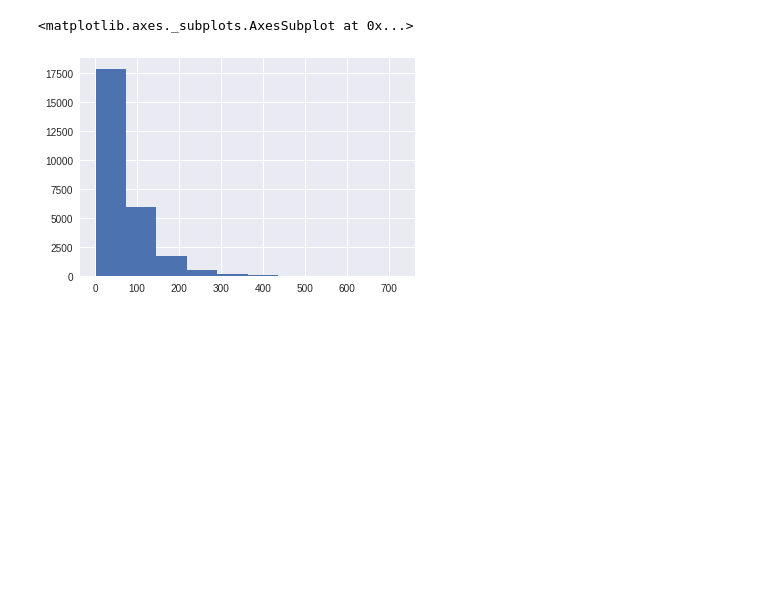
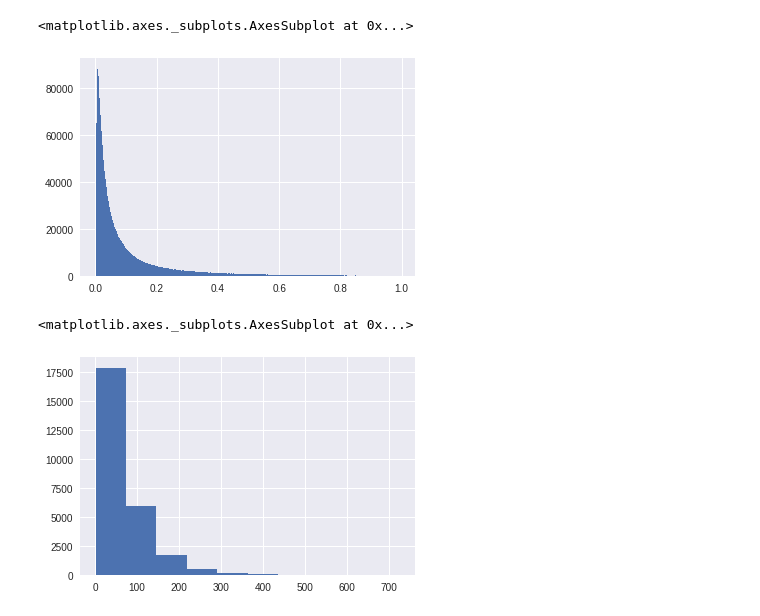
Before and after one commit to tkm2261/kaggle_instacart, a Jupyter notebook: protos/Untitled.ipynb, the cells around one changed output. Saved outputs shown, nothing was run; the diff lists cells and outputs as text; code cells hidden in the pictures; blank space fills up the shorter version.

```diff
--- a/protos/Untitled.ipynb
+++ b/protos/Untitled.ipynb
@@ -14,3 +35,10 @@ pd.options.mode.chained_assignment = None  # default='warn'
+# %%
+with open('test_tmp.pkl', 'rb') as f:
+    pred = pickle.load(f)[:, 1]
+pd.Series(pred).hist(bins=1000)
+# %% [output]
+<matplotlib.axes._subplots.AxesSubplot at 0x...>
+[figure, added]
 # %%
 with open('train_cv_pred.pkl', 'rb') as f:
     pred = pickle.load(f)
```
Also changed, not shown: parts of 4 cells of this notebook, 5 other files.
